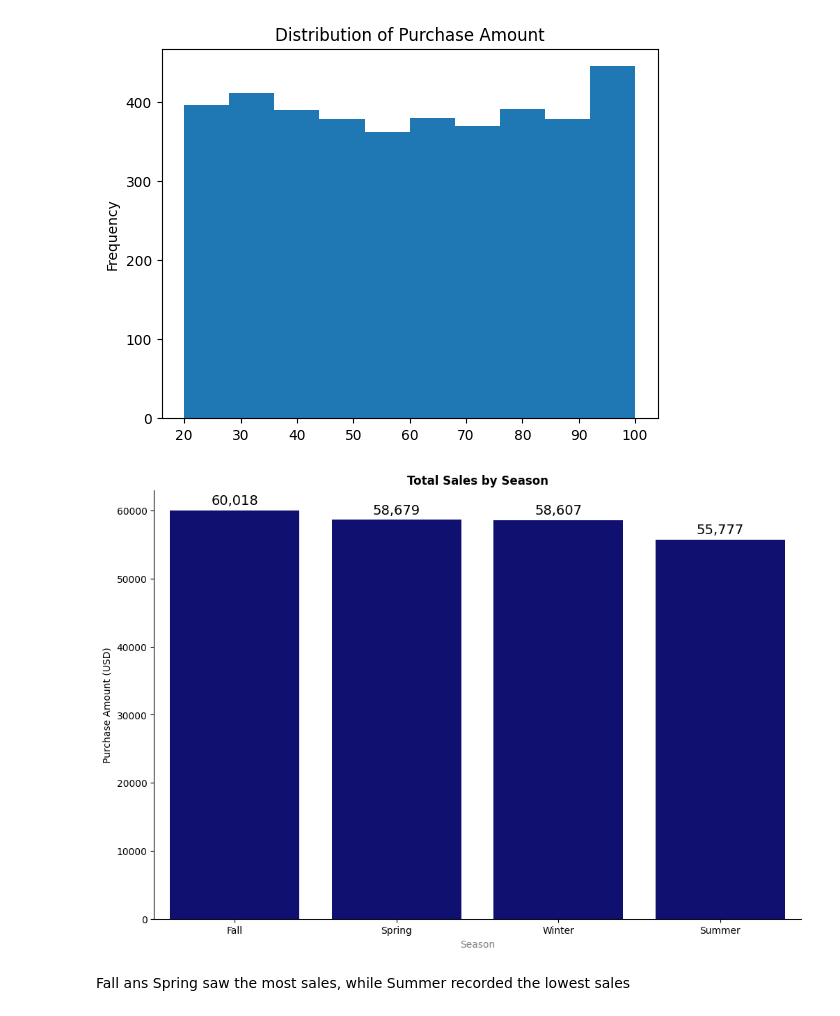
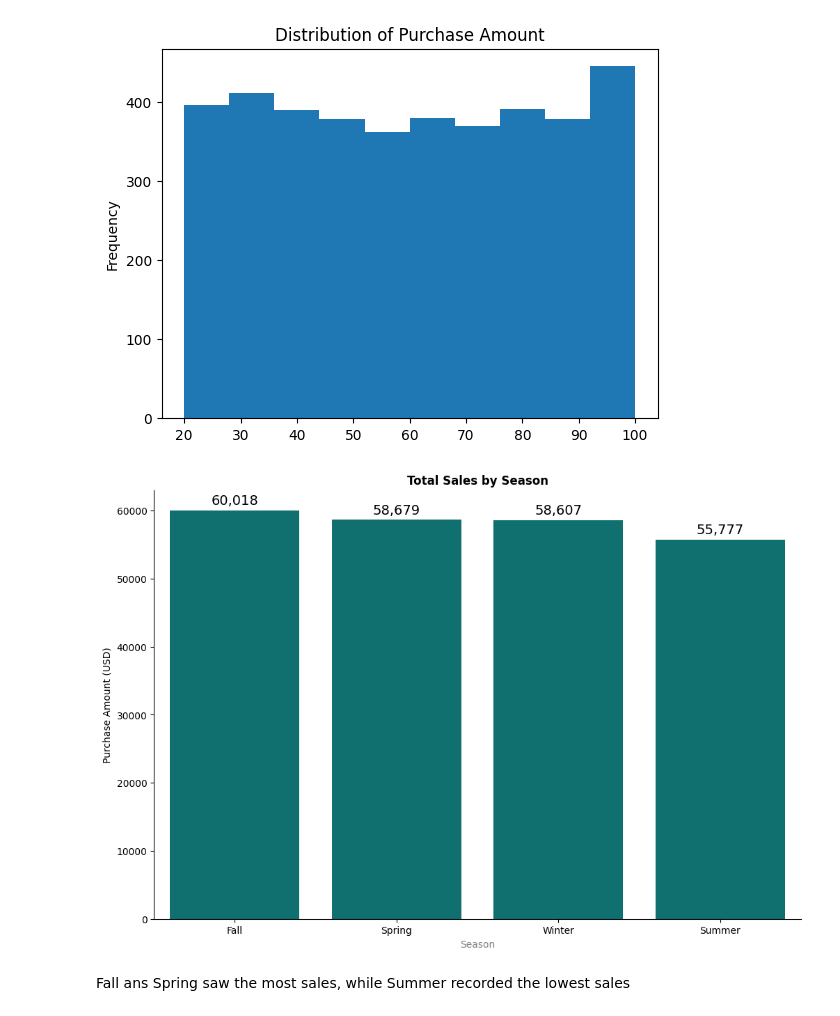
Before and after one commit to Murega14/customer_shopping_trends, a Jupyter notebook: index.ipynb, the cells around one changed output. Drawn from its saved outputs; the diff is of its cells as text; code cells hidden in the pictures.

```diff
--- a/index.ipynb
+++ b/index.ipynb
@@ -156,39 +156,36 @@ plt.show()
 
 #setting the figure size
 plt.figure(figsize=(12, 8))
 
 #grouping the data by season
 season_sales = df.groupby('Season')['Purchase Amount (USD)'].sum().reset_index()
 
 # Sorting the data by total sales in descending order
 season_sales = season_sales.sort_values(by='Purchase Amount (USD)', ascending=False)
 
 #plotting the data
-ax = sns.barplot(x='Season', y='Purchase Amount (USD)', data=season_sales, color='navy')
+ax = sns.barplot(x='Season', y='Purchase Amount (USD)', data=season_sales, color='teal')
 
 #customizing the plot
 ax.spines['top'].set_visible(False)
-#ax.spines['left'].set_visible(False)
 ax.spines['right'].set_visible(False)
 
 plt.title("Total Sales by Season", fontweight='bold')
 plt.xlabel("Season", color='gray')
-#plt.ylabel("Total Sales", color='gray')
-#plt.gca().yaxis.set_visible(False)
 
 #annotating the plot
 for bar in ax.patches:
     ax.annotate(f'{bar.get_height():,.0f}',
-                 xy=(bar.get_x() + bar.get_width() / 2, bar.get_height()),
+                 xy=(bar.get_x() + bar.get_width() / 2, bar.get_height()),  # type: ignore
                  xytext=(0, 3),
                  textcoords="offset points",
                  ha='center',
                  va='bottom',
                  fontsize=14)
 
 plt.show()
 # %% [output]
-[figure, old version]
+[figure, new version]
 # %% [markdown]
 Fall ans Spring saw the most sales, while Summer recorded the lowest sales
 # %%
```
Also changed, not shown: parts of 8 cells of this notebook, 1 other file.
